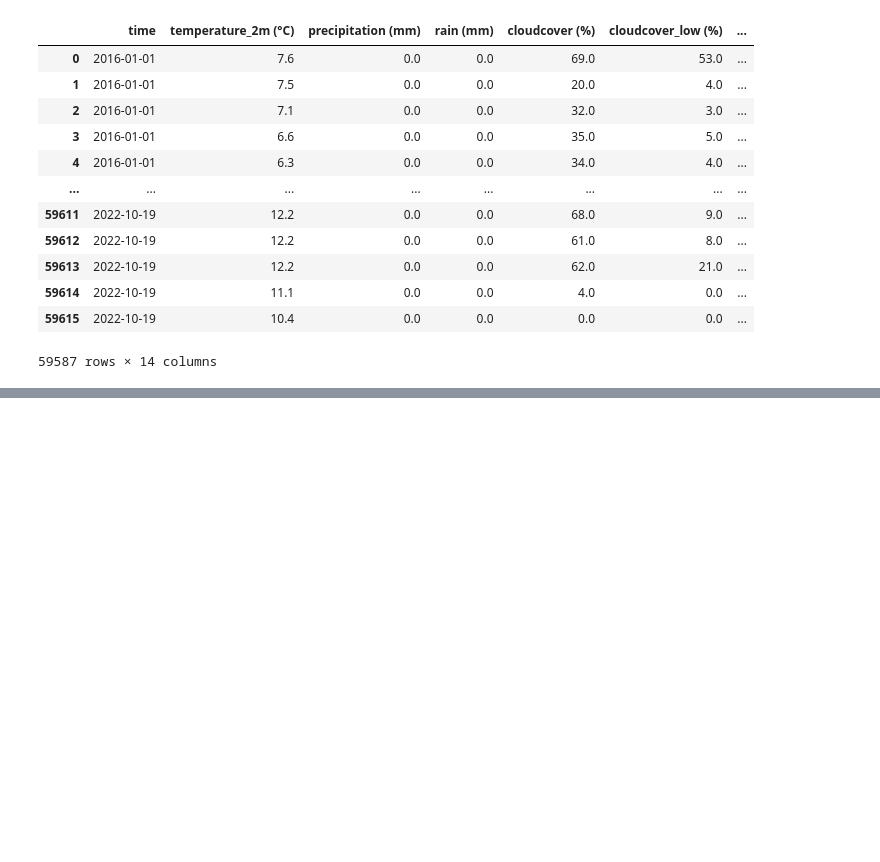
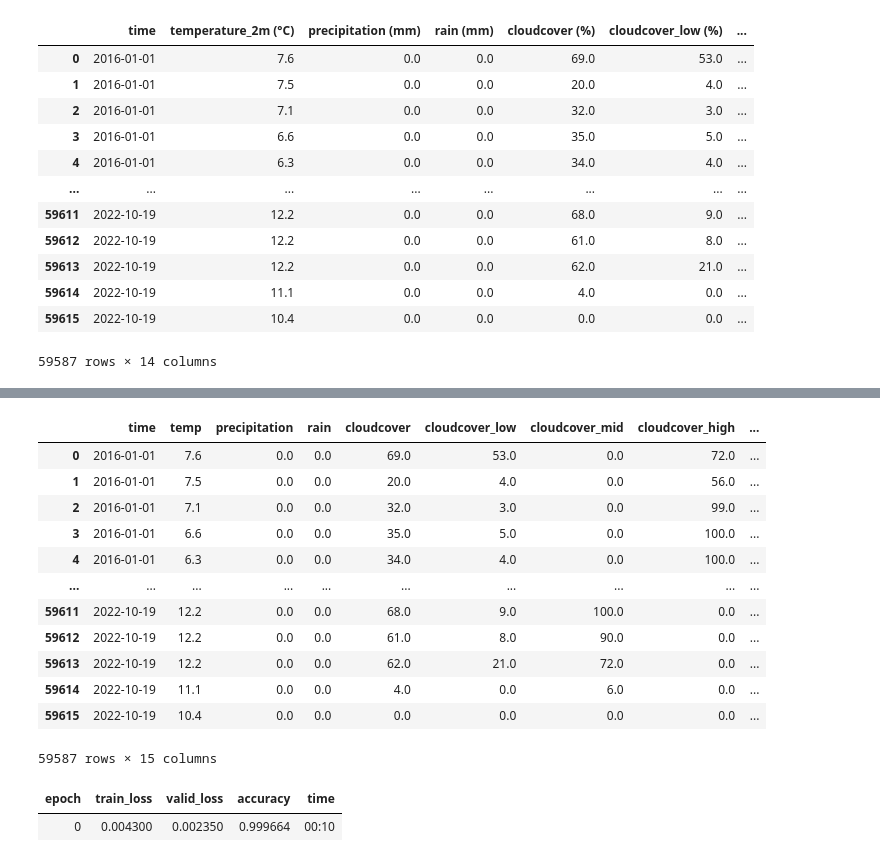
Before and after one commit to roxywilcox/flooding, a Jupyter notebook: notebook.ipynb, the cells around one changed output, grey strips where cells are left out. Saved outputs shown, nothing was run; the diff lists cells and outputs as text; code cells hidden in the pictures; blank space fills up the shorter version.

```diff
--- a/notebook.ipynb
+++ b/notebook.ipynb
@@ -164,3 +164,29 @@ merged_df
 | 59614 | 2022-10-19 | 11.1 | 0.0 | 0.0 | 4.0 | 0.0 | ... |
 | 59615 | 2022-10-19 | 10.4 | 0.0 | 0.0 | 0.0 | 0.0 | ... |
 59587 rows × 14 columns
+# %%
+# Calculate the 75th percentile for each column
+mta_traffic_75 = merged_df['mta_traffic'].quantile(0.75)
+bus_breakdowns_75 = merged_df['bus_breakdowns'].quantile(0.75)
+motor_vehicle_collisions_75 = merged_df['motor_vehicle_collisions'].quantile(0.75)
+rain_75 = merged_df['rain (mm)'].quantile(0.75)
+
+# Define the decision function
+def decision(row):
+    options = ['subway', 'bus', 'car', 'walk', 'stay_home']
+    if row['mta_traffic'] > mta_traffic_75:
+        options.remove('subway')
+    if row['bus_breakdowns'] > bus_breakdowns_75:
+
+        options.remove('bus')
+    if row['motor_vehicle_collisions'] > motor_vehicle_collisions_75:
+        options.remove('car')
+    if row['rain (mm)'] > rain_75:
+        options.remove('walk')
+
+    return options[0]
+
+# Apply the decision function to each row
+merged_df.loc[:, 'decision'] = merged_df.apply(decision, axis=1)
+
+merged_df
@@ -166,0 +207,19 @@ merged_df
+# %%
+# Rename the columns to simpler names in the pandas dataframe 'merged_df'
+merged_df.columns = ['time', 'temp', 'precipitation', 'rain', 'cloudcover', 'cloudcover_low', 'cloudcover_mid', 'cloudcover_high', 'windspeed', 'winddirection', 'flooding', 'bus_breakdowns', 'collisions', 'traffic', 'decision']
+
+merged_df
+# %% [output]
+|  | time | temp | precipitation | rain | cloudcover | cloudcover_low | cloudcover_mid | cloudcover_high | ... |
+| 0 | 2016-01-01 | 7.6 | 0.0 | 0.0 | 69.0 | 53.0 | 0.0 | 72.0 | ... |
+| 1 | 2016-01-01 | 7.5 | 0.0 | 0.0 | 20.0 | 4.0 | 0.0 | 56.0 | ... |
+| 2 | 2016-01-01 | 7.1 | 0.0 | 0.0 | 32.0 | 3.0 | 0.0 | 99.0 | ... |
+| 3 | 2016-01-01 | 6.6 | 0.0 | 0.0 | 35.0 | 5.0 | 0.0 | 100.0 | ... |
+| 4 | 2016-01-01 | 6.3 | 0.0 | 0.0 | 34.0 | 4.0 | 0.0 | 100.0 | ... |
+| ... | ... | ... | ... | ... | ... | ... | ... | ... | ... |
+| 59611 | 2022-10-19 | 12.2 | 0.0 | 0.0 | 68.0 | 9.0 | 100.0 | 0.0 | ... |
+| 59612 | 2022-10-19 | 12.2 | 0.0 | 0.0 | 61.0 | 8.0 | 90.0 | 0.0 | ... |
+| 59613 | 2022-10-19 | 12.2 | 0.0 | 0.0 | 62.0 | 21.0 | 72.0 | 0.0 | ... |
+| 59614 | 2022-10-19 | 11.1 | 0.0 | 0.0 | 4.0 | 0.0 | 6.0 | 0.0 | ... |
+| 59615 | 2022-10-19 | 10.4 | 0.0 | 0.0 | 0.0 | 0.0 | 0.0 | 0.0 | ... |
+59587 rows × 15 columns
@@ -166,0 +247,5 @@ merged_df
+# %%
+learn.fit_one_cycle(1)
+# %% [output]
+| epoch | train_loss | valid_loss | accuracy | time |
+| 0 | 0.004300 | 0.002350 | 0.999664 | 00:10 |
```
Also changed, not shown: parts of 6 cells of this notebook, 2 other files.
